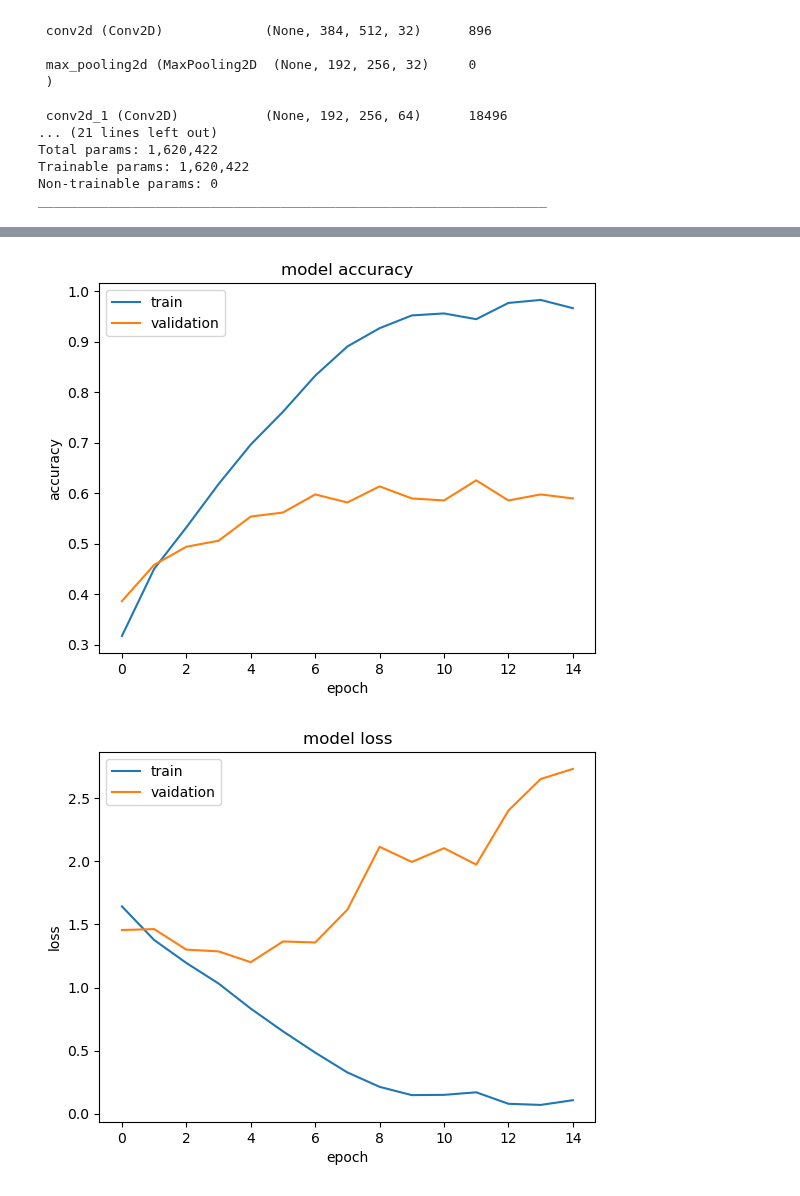
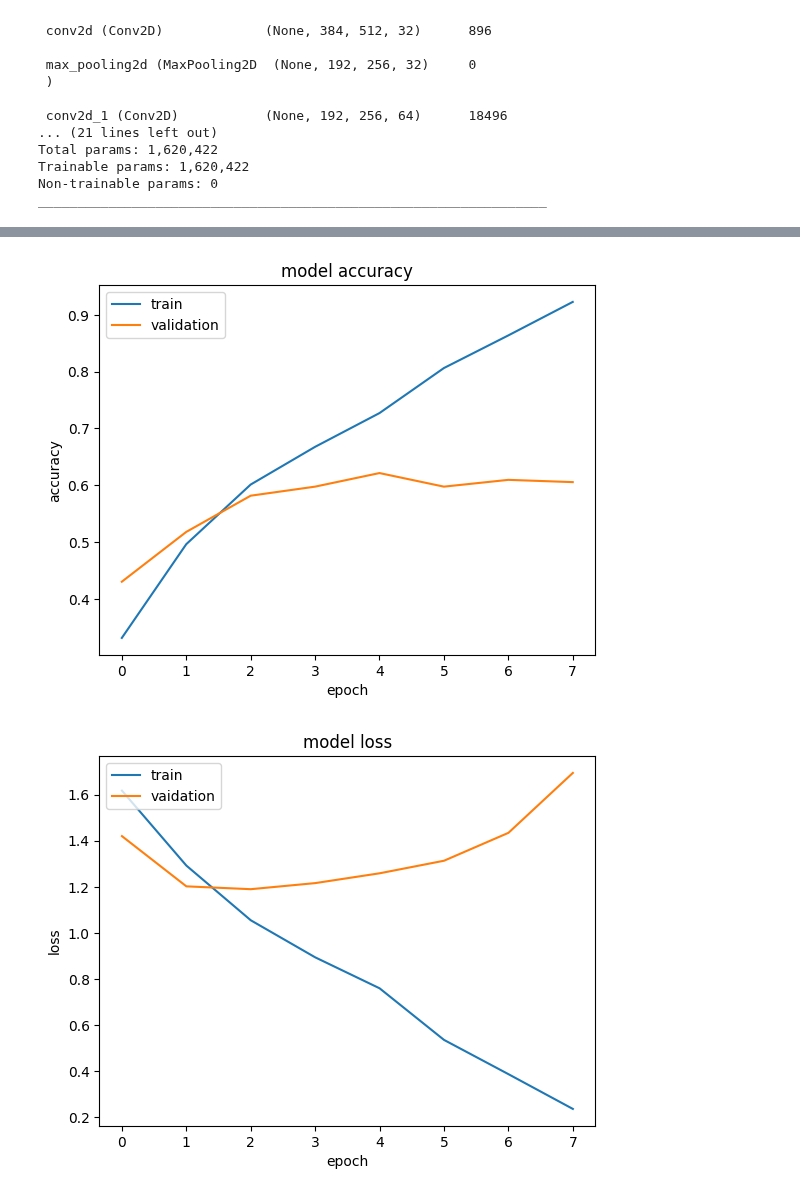
Before and after one commit to MaxiG-ai/trashAI, a Jupyter notebook: SimpleModleWTrash.ipynb, the cells around one changed output, grey strips where cells are left out. Saved outputs shown, nothing was run; the diff lists cells and outputs as text; code cells hidden in the pictures.

Commit message:
training run for tflite saving

```diff
--- a/SimpleModleWTrash.ipynb
+++ b/SimpleModleWTrash.ipynb
@@ -167,6 +168,6 @@ model.compile(
 history = model.fit(
     train_ds,
     validation_data=val_ds,
-    epochs=15
+    epochs=8
 )
 # %% [output]
@@ -220,8 +240,6 @@ save = False
 
 if save:
     np.save('test2_history.npy',history.history)
-# %%
-history = history.history
 # %%
 #import training history
 load = False
@@ -241,18 +259,18 @@ def plot_history_acc(history):
 
 plot_history_acc(history)
 # %% [output]
-[figure, old version]
+[figure, new version]
 # %%
 def plot_history_loss(history):
     # summarize history for loss
     plt.plot(history['loss'])
     plt.plot(history['val_loss'])
     plt.title('model loss')
     plt.ylabel('loss')
     plt.xlabel('epoch')
-    plt.legend(['train', 'vaidation'], loc='upper left')
+    plt.legend(['train', 'validation'], loc='upper left')
     plt.savefig('history_loss.png')
 
 plot_history_loss(history)
 # %% [output]
-[figure, old version]
+[figure, new version]
```
Also changed, not shown: parts of 8 cells of this notebook, 13 other files.
